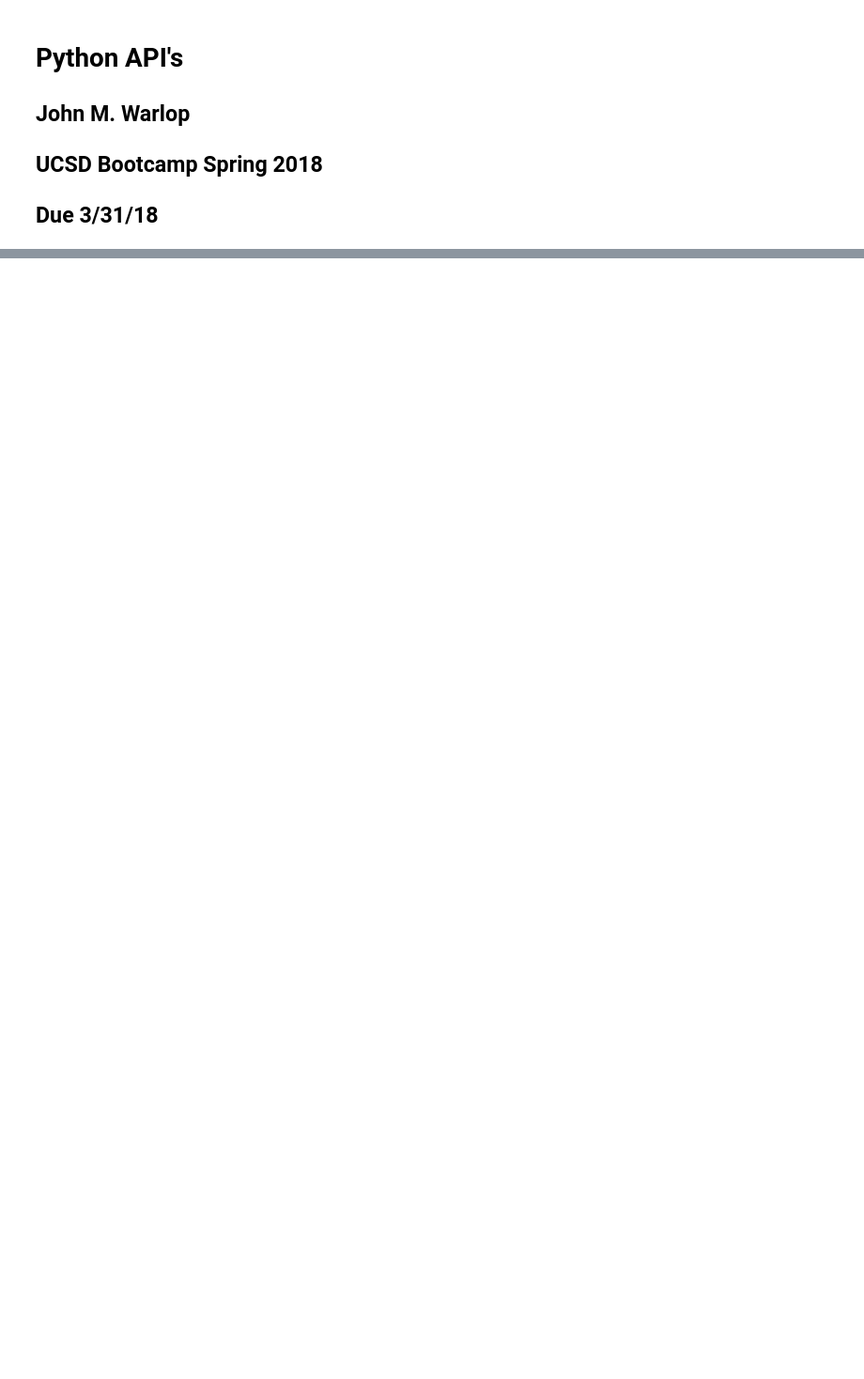
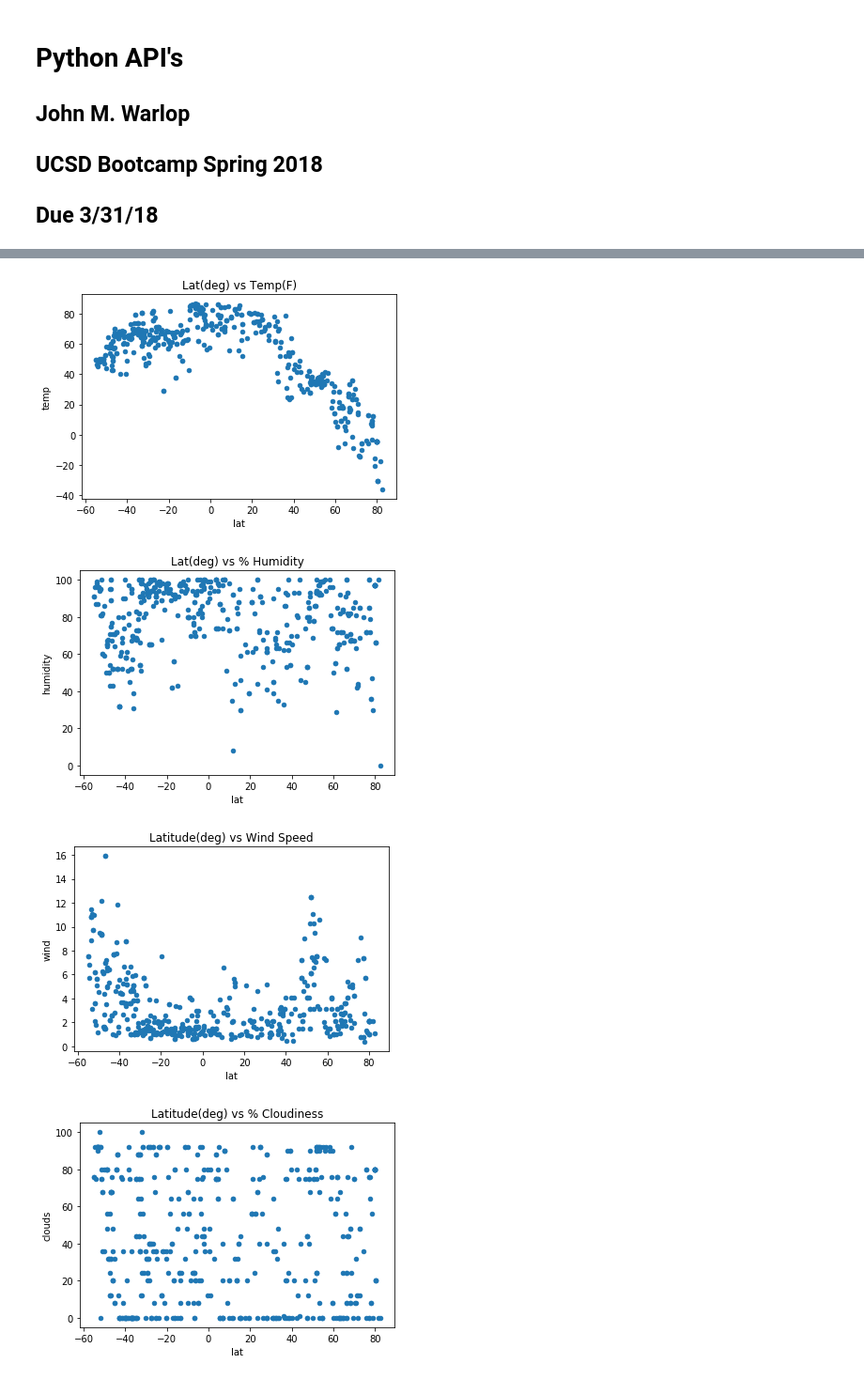
Before and after one commit to jwarlop/UCSD, a Jupyter notebook: Bootcamp/Homework/Python_APIs/turnin_180327/main.ipynb, the cells around one changed output, grey strips where cells are left out. Shown at 94% size. Cells and saved outputs as stored; diff of their text form; code cells hidden in the pictures; blank space fills up the shorter version.

```diff
--- a/Bootcamp/Homework/Python_APIs/turnin_180327/main.ipynb
+++ b/Bootcamp/Homework/Python_APIs/turnin_180327/main.ipynb
@@ -229,0 +181,19 @@ logger.info("End: Plot & Save Images")
+# %%
+logger.info("Begin: Plot & Save Images")
+import arff
+weather_df = pd.read_pickle('../raw_data/weather_df.pkl')
+if weather_df.size >= SAMPLE_SIZE2:
+    weather500_df = weather_df.sample(SAMPLE_SIZE2,replace=True)
+    weather500_df.to_pickle('../raw_data/weather500_df.pkl')
+    weather500_df.to_csv("weather500_df.csv")
+else:
+    logger.info("Unable to sample of size {}".format(SAMPLE_SIZE2))
+#
+logger.debug("Size of weather500_df is: {}".format(weather500_df.size))
+make_scatter_plots(logger)
+#
+# %% [output]
+[figure, added]
+[figure, added]
+[figure, added]
+[figure, added]
```
Also changed, not shown: parts of 10 cells of this notebook, 16 other files.
